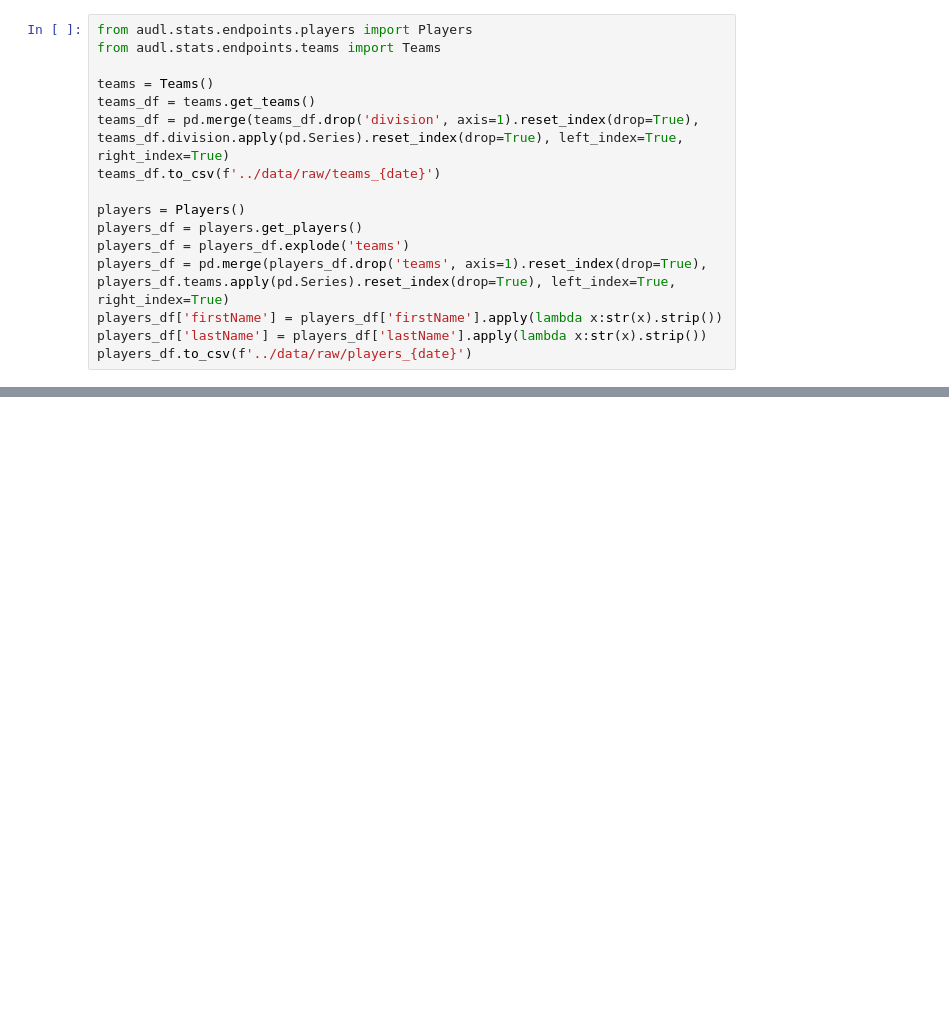
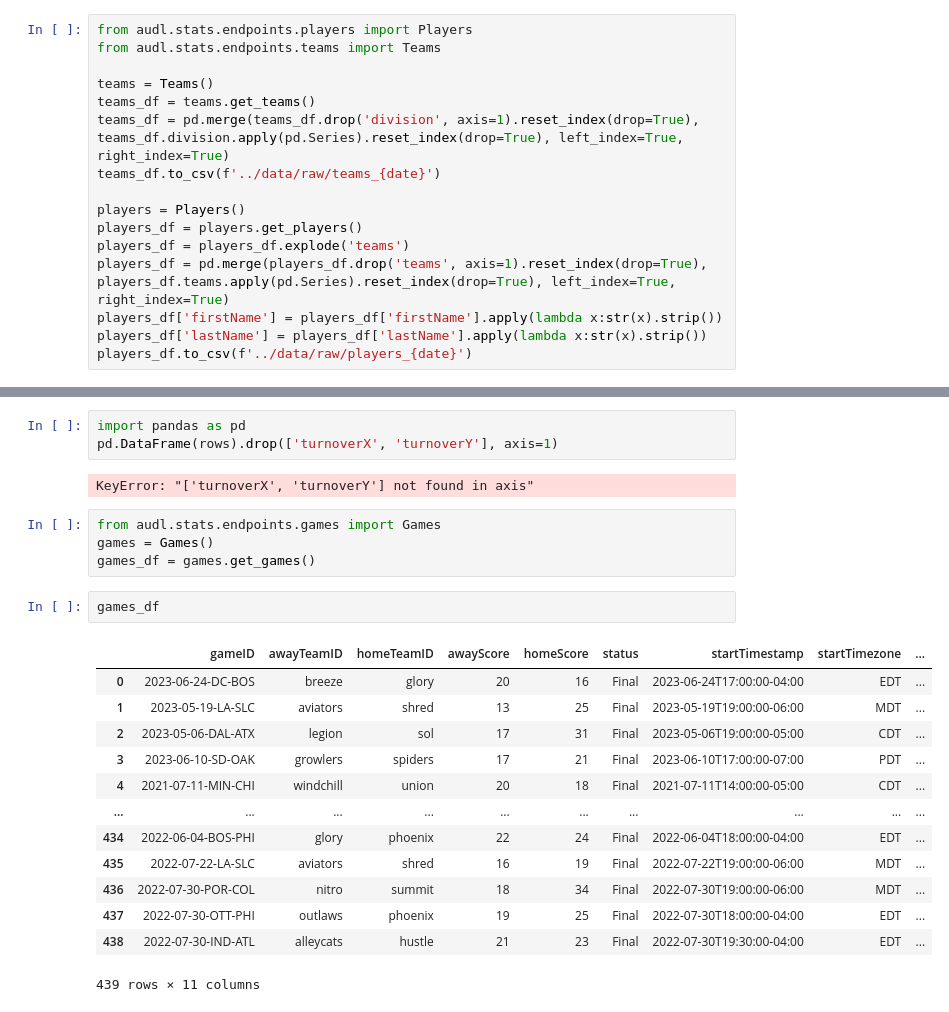
Before and after one commit to BradenEberhard/Ultianalytics, a Jupyter notebook: update_archives/update_csvs.ipynb, the cells around one changed output, grey strips where cells are left out. Saved outputs shown, nothing was run; the diff lists cells and outputs as text; blank space fills up the shorter version.

```diff
--- a/update_archives/update_csvs.ipynb
+++ b/update_archives/update_csvs.ipynb
@@ -123,0 +174,25 @@ len(players_df[players_df.lastName=='Grovic'].firstName.iloc[0])
+# %%
+import pandas as pd
+pd.DataFrame(rows).drop(['turnoverX', 'turnoverY'], axis=1)
+# %% [output]
+KeyError: "['turnoverX', 'turnoverY'] not found in axis"
+# %%
+from audl.stats.endpoints.games import Games
+games = Games()
+games_df = games.get_games()
+# %%
+games_df
+# %% [output]
+|  | gameID | awayTeamID | homeTeamID | awayScore | homeScore | status | startTimestamp | startTimezone | ... |
+| 0 | 2023-06-24-DC-BOS | breeze | glory | 20 | 16 | Final | 2023-06-24T17:00:00-04:00 | EDT | ... |
+| 1 | 2023-05-19-LA-SLC | aviators | shred | 13 | 25 | Final | 2023-05-19T19:00:00-06:00 | MDT | ... |
+| 2 | 2023-05-06-DAL-ATX | legion | sol | 17 | 31 | Final | 2023-05-06T19:00:00-05:00 | CDT | ... |
+| 3 | 2023-06-10-SD-OAK | growlers | spiders | 17 | 21 | Final | 2023-06-10T17:00:00-07:00 | PDT | ... |
+| 4 | 2021-07-11-MIN-CHI | windchill | union | 20 | 18 | Final | 2021-07-11T14:00:00-05:00 | CDT | ... |
+| ... | ... | ... | ... | ... | ... | ... | ... | ... | ... |
+| 434 | 2022-06-04-BOS-PHI | glory | phoenix | 22 | 24 | Final | 2022-06-04T18:00:00-04:00 | EDT | ... |
+| 435 | 2022-07-22-LA-SLC | aviators | shred | 16 | 19 | Final | 2022-07-22T19:00:00-06:00 | MDT | ... |
+| 436 | 2022-07-30-POR-COL | nitro | summit | 18 | 34 | Final | 2022-07-30T19:00:00-06:00 | MDT | ... |
+| 437 | 2022-07-30-OTT-PHI | outlaws | phoenix | 19 | 25 | Final | 2022-07-30T18:00:00-04:00 | EDT | ... |
+| 438 | 2022-07-30-IND-ATL | alleycats | hustle | 21 | 23 | Final | 2022-07-30T19:30:00-04:00 | EDT | ... |
+439 rows × 11 columns
```
Also changed, not shown: parts of 7 cells of this notebook, 2 other files.
